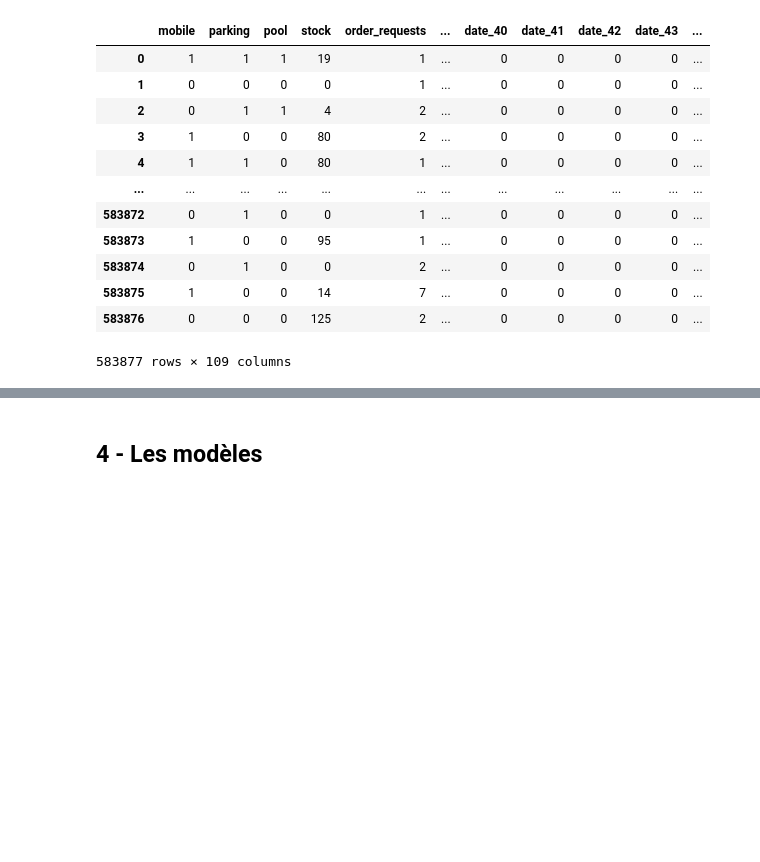
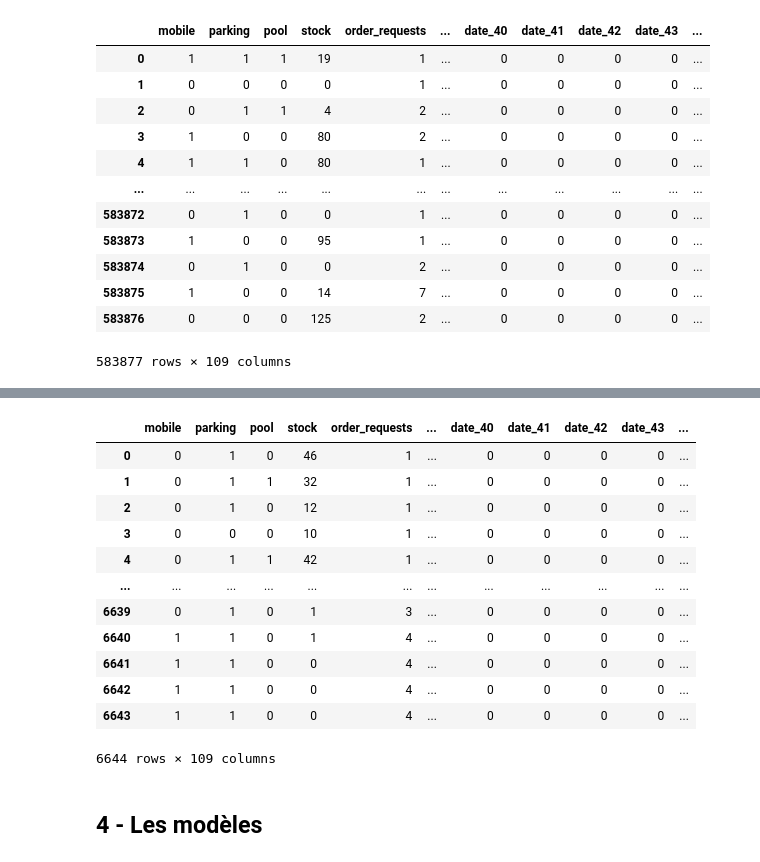
Before and after one commit to BTS-team/ia_challenge_2023, a Jupyter notebook: sy23_rapport.ipynb, the cells around one changed output, grey strips where cells are left out. Saved outputs shown, nothing was run; the diff lists cells and outputs as text; code cells hidden in the pictures; blank space fills up the shorter version.

```diff
--- a/sy23_rapport.ipynb
+++ b/sy23_rapport.ipynb
@@ -220,3 +456,55 @@ one_hot_encoding(dataset.x) # dataset.x est la matrice des features indépendant
+# %%
+def load_test_set(test_set='meta_data/test_set.csv', features_hotels='meta_data/features_hotels.csv'):
+    to_predict = pd.read_csv(test_set)
+    hotels = pd.read_csv(features_hotels, index_col=['hotel_id', 'city'])
+    to_predict = to_predict.join(hotels, on=['hotel_id', 'city'])
+    to_predict = to_predict.applymap(apply)
+
+    return to_predict['index'], to_predict[[
+        'city',
+        'date',
+        'language',
+        'mobile',
+        'stock',
+        'group',
+        'brand',
+        'parking',
+        'pool',
+        'children_policy',
+        'order_requests'
+    ]]
+# %%
+from datascience.data_loading.torch_dataloader import one_hot_encoding,relative_column,to_matrix
+
+def torch_test_set(test_set='meta_data/test_set.csv', features_hotels='meta_data/features_hotels.csv', dtype='onehot'):
+    index, test_set = load_test_set(test_set, features_hotels)
+
+    if dtype == 'onehot':
+        test_set = one_hot_encoding(test_set)
+        return index, test_set
+    elif dtype == 'matrix':
+        test_set = one_hot_encoding(test_set)
+        return index, to_matrix(test_set)
+    elif dtype == 'relative':
+        return index, relative_column(test_set)
+    else:
+        raise f"{dtype} => Invalid type for loading test set"
+# %%
+torch_test_set()[1]
+# %% [output]
+|  | mobile | parking | pool | stock | order_requests | ... | date_40 | date_41 | date_42 | date_43 | ... |
+| 0 | 0 | 1 | 0 | 46 | 1 | ... | 0 | 0 | 0 | 0 | ... |
+| 1 | 0 | 1 | 1 | 32 | 1 | ... | 0 | 0 | 0 | 0 | ... |
+| 2 | 0 | 1 | 0 | 12 | 1 | ... | 0 | 0 | 0 | 0 | ... |
+| 3 | 0 | 0 | 0 | 10 | 1 | ... | 0 | 0 | 0 | 0 | ... |
+| 4 | 0 | 1 | 1 | 42 | 1 | ... | 0 | 0 | 0 | 0 | ... |
+| ... | ... | ... | ... | ... | ... | ... | ... | ... | ... | ... | ... |
+| 6639 | 0 | 1 | 0 | 1 | 3 | ... | 0 | 0 | 0 | 0 | ... |
+| 6640 | 1 | 1 | 0 | 1 | 4 | ... | 0 | 0 | 0 | 0 | ... |
+| 6641 | 1 | 1 | 0 | 0 | 4 | ... | 0 | 0 | 0 | 0 | ... |
+| 6642 | 1 | 1 | 0 | 0 | 4 | ... | 0 | 0 | 0 | 0 | ... |
+| 6643 | 1 | 1 | 0 | 0 | 4 | ... | 0 | 0 | 0 | 0 | ... |
+6644 rows × 109 columns
 # %% [markdown]
 ## 4 - Les modèles
 # %% [markdown]
```
Also changed, not shown: parts of 32 cells of this notebook.
